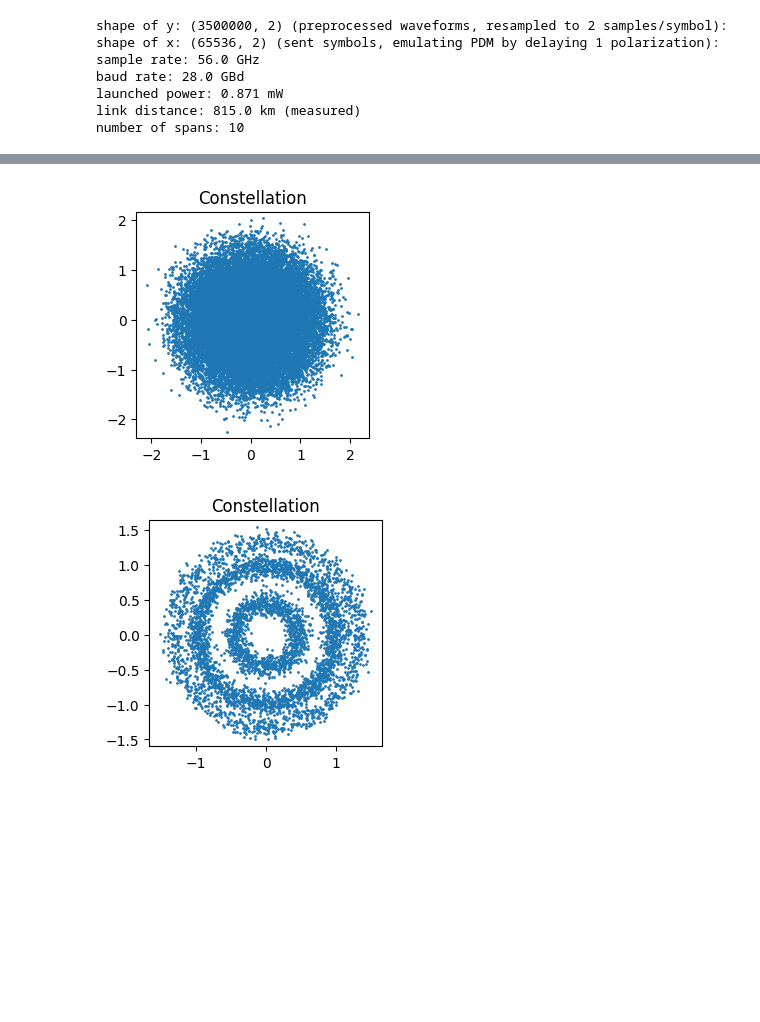
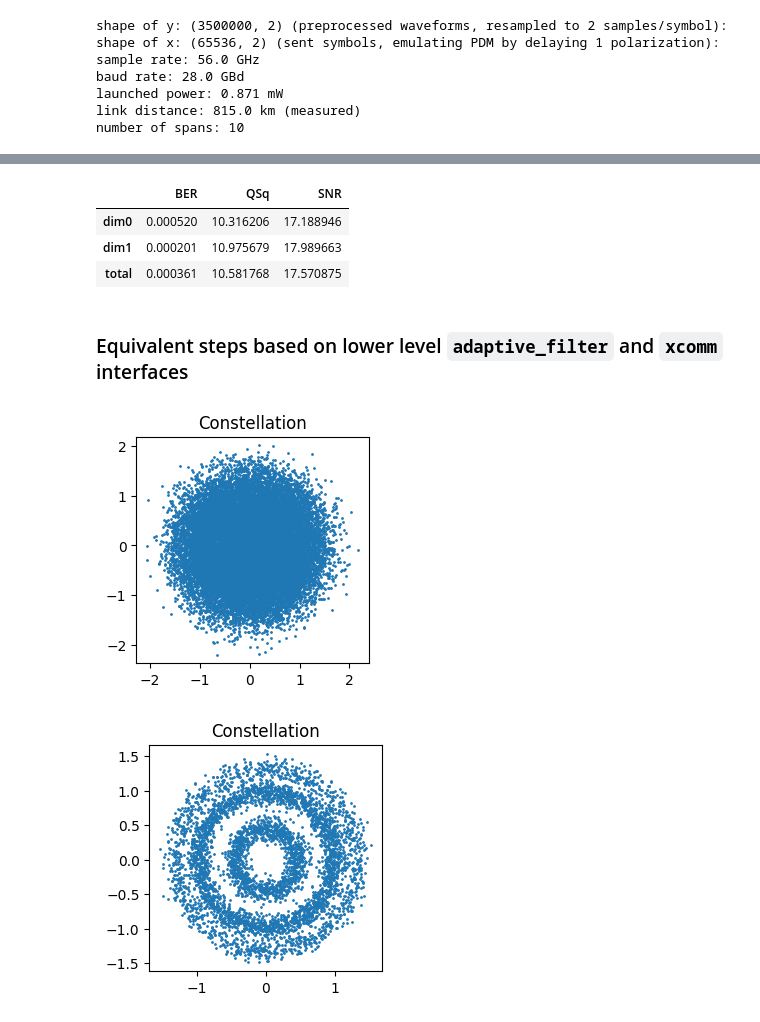
Before and after one commit to remifan/commplax, a Jupyter notebook: examples/hello_world.ipynb, the cells around one changed output, grey strips where cells are left out. Drawn from its saved outputs; the diff is of its cells as text; code cells hidden in the pictures; blank space fills up the shorter version.

```diff
--- a/examples/hello_world.ipynb
+++ b/examples/hello_world.ipynb
@@ -118,9 +114,7 @@ number of spans: 10
 y -= np.mean(y, axis=0)
 y =  xcomm.normpower(y, real=True) / np.sqrt(2)
 
-# mesuare CD using FrFT-based algorithms
-# first time run could be slightly slow to warmup GPU
-
-CD = xcomm.measure_cd(y[10000:30000, 0], sr, bins=2000)[0] / dist
-print('estimated CD = %.4g s/m^2' % CD)
+# mesuaring CD. first time run could be slightly slow to warmup GPU
+CD = xcomm.measure_cd(y[10000:30000, 0], sr, bins=2000)[0]
+print('estimated accumulated CD = %.4g s/m' % CD)
 # %% [output]
@@ -128,14 +135,32 @@ estimated CD = 1.669e-05 s/m^2
+# %%
+# aligning sent symbols to calc. BER
+z = xcomm.repalign(x_hat, x, skipfirst=len(x_hat) - 100000)
+
+# removing phase ambiguity and rescale signal
+x_hat = xcomm.alignphase(x_hat, z) * xcomm.qamscale(mf)
+
+# get metrics
+qot = comm.qamqot(x_hat, z, eval_range=(500000, -20000))
+qot
+# %% [output]
+|  | BER | QSq | SNR |
+| dim0 | 0.000520 | 10.316206 | 17.188946 |
+| dim1 | 0.000201 | 10.975679 | 17.989663 |
+| total | 0.000361 | 10.581768 | 17.570875 |
+# %% [markdown]
+### Equivalent steps based on lower level `adaptive_filter` and `xcomm` interfaces
 # %%
 # 1 step/span time domain digital back propogation
 
-D_fir_taps = 301 # number of taps for CD compensation operator (namely D op.)
-param_D, param_N = comm.dbp_params(sr, dist/spans, spans, D_fir_taps, fiber_dispersion=CD)
-y_dbp = xcomm.dbp_timedomain(y / jnp.sqrt(2), param_D, 0.5 * lpw * param_N) * jnp.sqrt(2)
+D_fir_taps = 301  # number of taps for CD compensation operator (namely D op.)
+NLC_factor = 0.  # DBP NL calibration factor, 0 accounts for CD compensation only
+param_D, param_N = comm.dbp_params(sr, dist/spans, spans, D_fir_taps, fiber_dispersion=CD / dist)
+y_dbp = xcomm.dbp_timedomain(y / jnp.sqrt(2), param_D, NLC_factor * lpw * 1e3 * param_N) * jnp.sqrt(2)
 
 # scatterplot X-Pol signal to compared with the ones shown below
 cplt.scatter(y_dbp[1000000:1020000, 0])
 # %% [output]
-[figure, old version]
+[figure, new version]
 # %%
 # make adaptive filters' functonal utilies
 cma_init, cma_update, cma_map = af.mucma()
@@ -164,7 +189,7 @@ x_hat = rde_map(ws, yf)
 
 cplt.scatter(x_hat[500000:505000, 1])
 # %% [output]
-[figure, old version]
+[figure, new version]
 # %%
 # Frequency-offset coarse compensation using simple 4th-power-fft-max method
 fo, fo_metric = xcomm.foe_mpowfftmax(x_hat[100000:200000], M=4)
```
Also changed, not shown: parts of 16 cells of this notebook.
